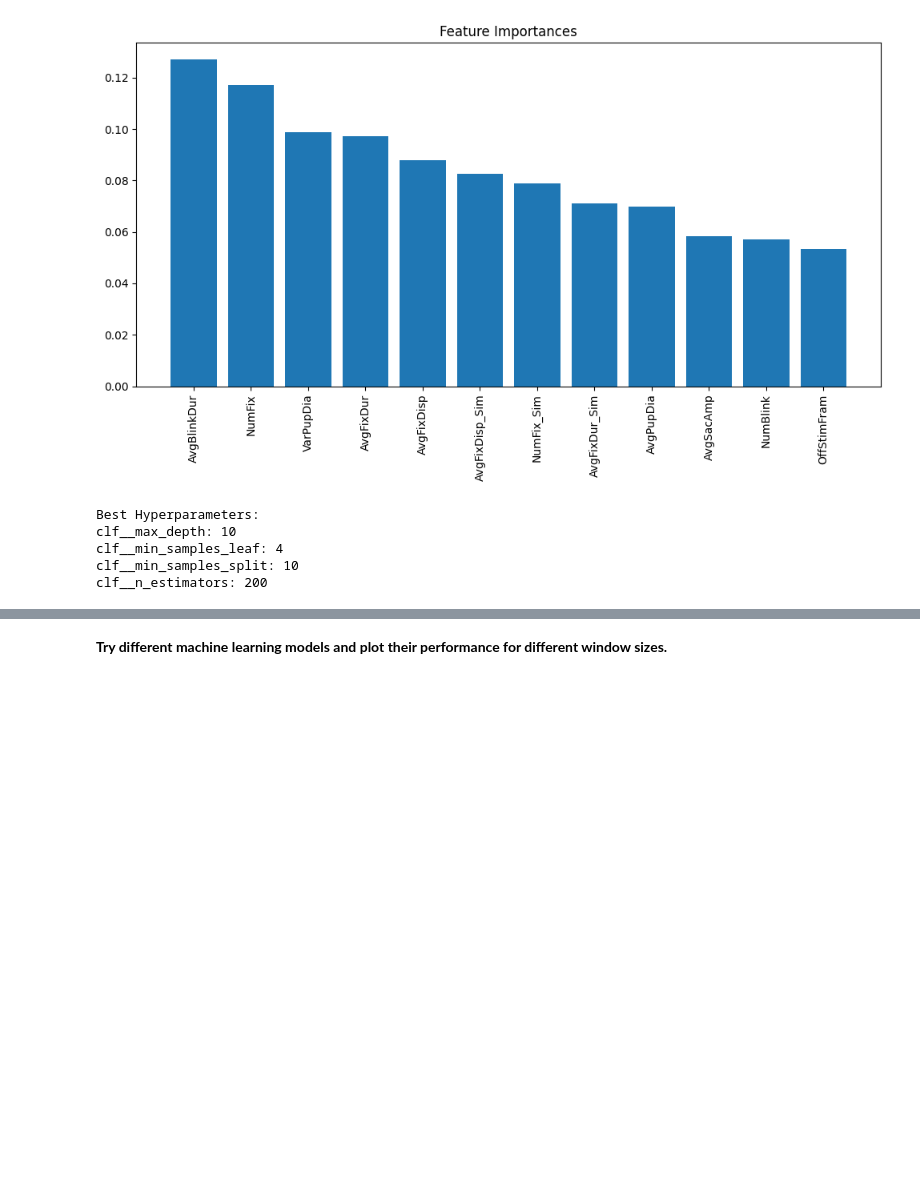
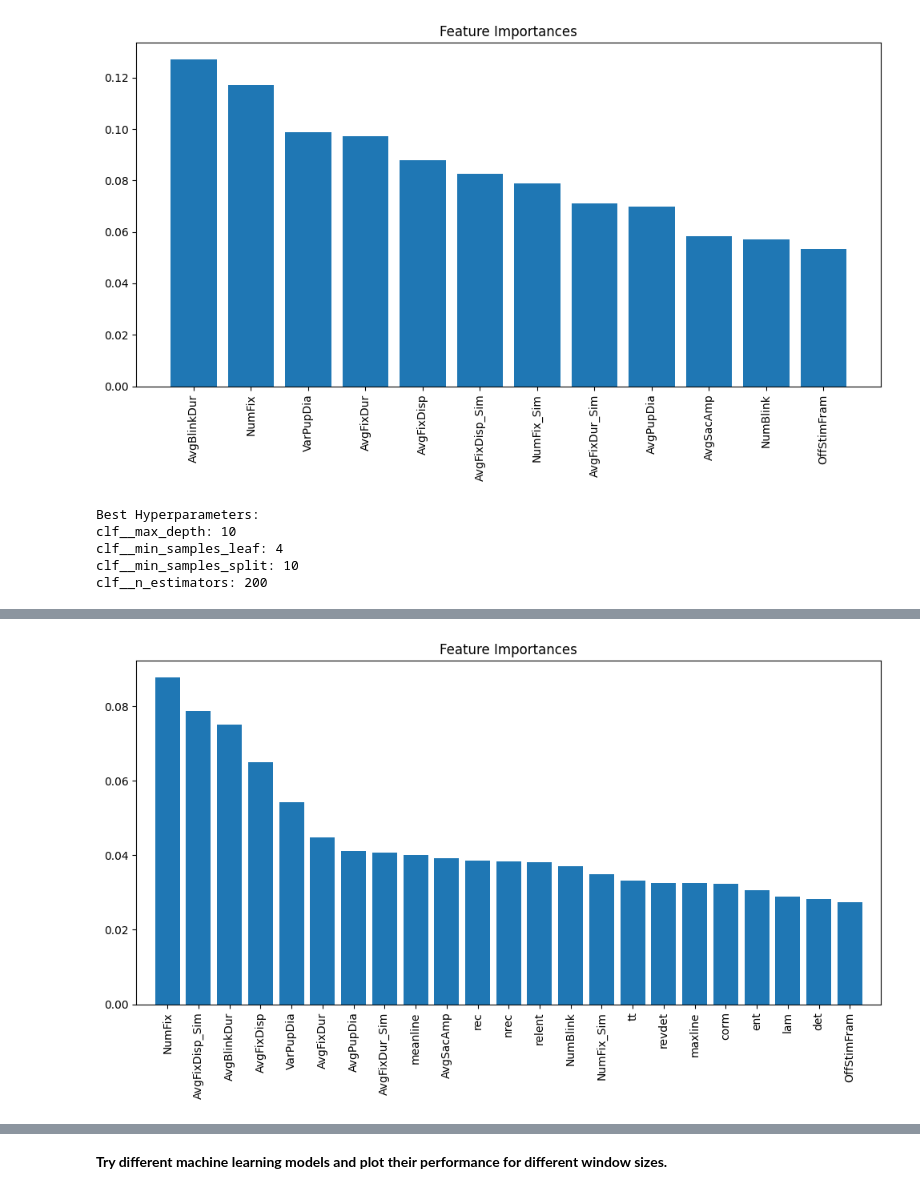
Before and after one commit to shiroyang/Mind-Wandering-Exp, a Jupyter notebook: Analysis/Summary/FreeViewing/Code/visualize_summary.ipynb, the cells around one changed output, grey strips where cells are left out. Saved outputs shown, nothing was run; the diff lists cells and outputs as text; code cells hidden in the pictures; blank space fills up the shorter version.

```diff
--- a/Analysis/Summary/FreeViewing/Code/visualize_summary.ipynb
+++ b/Analysis/Summary/FreeViewing/Code/visualize_summary.ipynb
@@ -780,0 +727,90 @@ clf__n_estimators: 200
+# %%
+import pandas as pd
+from sklearn.model_selection import train_test_split, GroupKFold, GridSearchCV
+from sklearn.ensemble import RandomForestClassifier
+from sklearn.metrics import confusion_matrix, roc_curve, auc, f1_score, precision_score, recall_score, accuracy_score
+from sklearn.preprocessing import StandardScaler
+from sklearn.pipeline import Pipeline
+from sklearn.impute import SimpleImputer
+import seaborn as sns
+import matplotlib.pyplot as plt
+import numpy as np
+from imblearn.over_sampling import SMOTE
+from imblearn.pipeline import Pipeline as ImbPipeline
+
+# Load the data for the best window size (30 sec)
+window_size = 30
+df = pd.read_csv(f"../../../../Analysis/Summary/FreeViewing/Data/FreeViewing_Summary_{window_size}sec.csv")
+
+# Blacklist of participants with missing data
+blacklist = ["22K", "25I", "29N", "39Y", "8I", "32S", "37T"]
+
+# Prepare the data
+df_filtered = df[~df['Participant'].isin(blacklist)]
+X = df_filtered.drop(columns=['MW', 'Attention', 'Participant', 'Stimuli'])
+y = df_filtered['MW']
+groups = df_filtered['Participant']
+
+# Define the pipeline with SimpleImputer, StandardScaler, SMOTE, and RandomForestClassifier
+pipeline = ImbPipeline([
+    ('imputer', SimpleImputer(strategy='mean')),
+    ('scaler', StandardScaler()),
+    ('smote', SMOTE(random_state=42)),
+    ('clf', RandomForestClassifier(
+        n_estimators=200,
+        max_depth=10,
+        min_samples_split=10,
+        min_samples_leaf=4,
+        random_state=42))
+])
+
+# Perform the test multiple times to get average accuracy and F1 score
+n_iterations = 10
+accuracy_scores = []
+f1_scores = []
+
+for i in range(n_iterations):
+    # Train-test split ensuring stratification by groups
+    X_train, X_test, y_train, y_test, train_groups, test_groups = train_test_split(X, y, groups, test_size=0.2, stratify=groups, random_state=i)
+
+    # Train the pipeline
+    pipeline.fit(X_train, y_train)
+
+    # Predict on the test set
+    y_pred = pipeline.predict(X_test)
+
+    # Calculate evaluation metrics
+    accuracy = accuracy_score(y_test, y_pred)
+    f1 = f1_score(y_test, y_pred)
+
+    # Append scores
+    accuracy_scores.append(accuracy)
+    f1_scores.append(f1)
+
+# Calculate average scores
+average_accuracy = np.mean(accuracy_scores)
+average_f1 = np.mean(f1_scores)
+
+# Print average scores
+print(f"Average Accuracy over {n_iterations} iterations: {average_accuracy:.3f}")
+print(f"Average F1 Score over {n_iterations} iterations: {average_f1:.3f}")
+
+# Feature importance
+importances = pipeline.named_steps['clf'].feature_importances_
+indices = np.argsort(importances)[::-1]
+features = X.columns
+
+# Print feature importance values
+print("Feature Importances:")
+for feature, importance in zip(features[indices], importances[indices]):
+    print(f"{feature}: {importance:.4f}")
+
+# Plot feature importance
+plt.figure(figsize=(10, 6))
+plt.title("Feature Importances")
+plt.bar(range(X.shape[1]), importances[indices], align="center")
+plt.xticks(range(X.shape[1]), features[indices], rotation=90)
+plt.xlim([-1, X.shape[1]])
+plt.tight_layout()
+plt.show()
+# %% [output]
@@ -780,0 +834 @@ clf__n_estimators: 200
+[figure, added]
```
Also changed, not shown: parts of 5 cells of this notebook, 6 other files.
